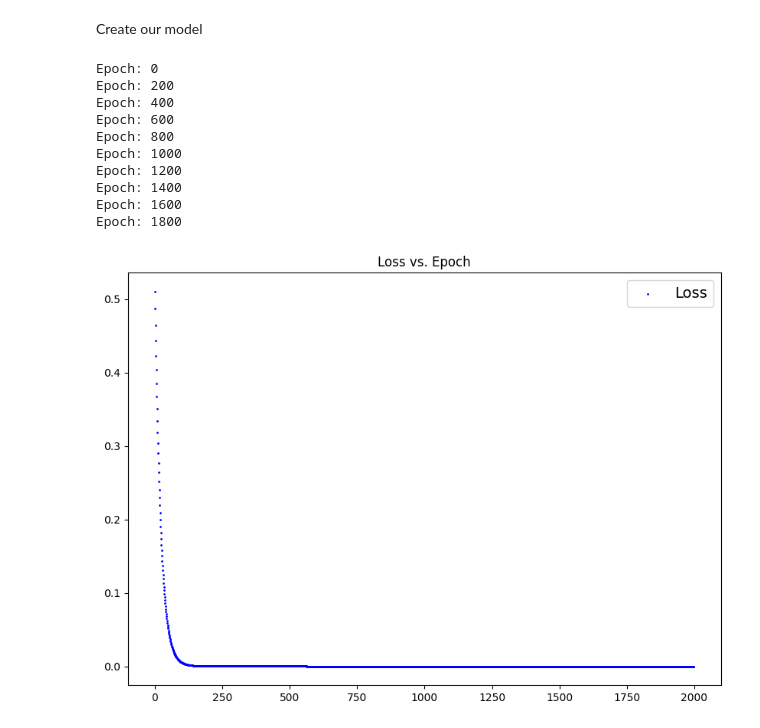
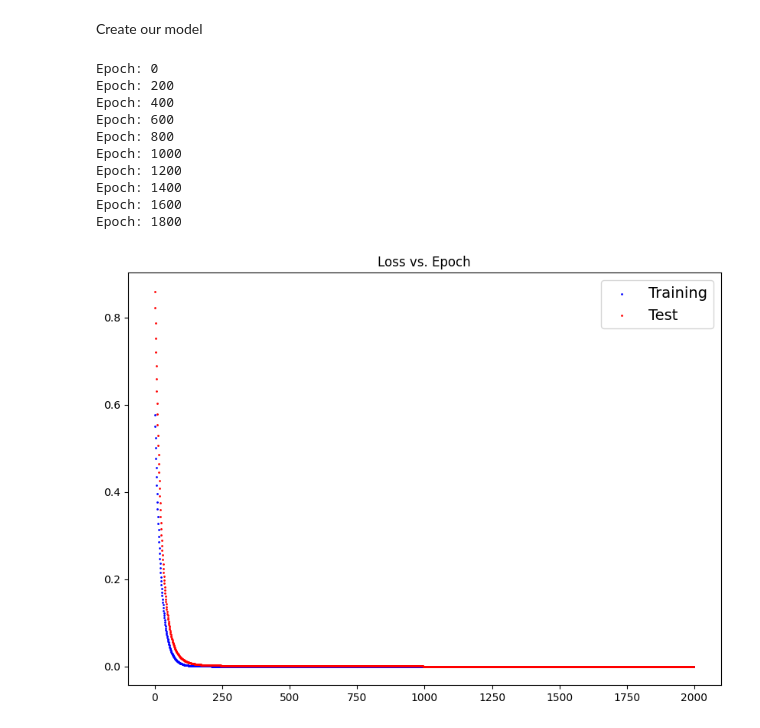
Before and after one commit to markiroberts/gogglecolab01, a Jupyter notebook: Untitled1.ipynb, the cells around one changed output. Cells and saved outputs as stored; diff of their text form; code cells hidden in the pictures.

```diff
--- a/Untitled1.ipynb
+++ b/Untitled1.ipynb
@@ -25,10 +25,11 @@ def plot_predictions(xtrain, ytrain, xtest, ytest, predictions=None):
   plt.pyplot.legend(prop={"size": 14})
   plt.pyplot.title(titletext)
 # %%
-def plot_loss(epochlist, losslist):
+def plot_loss(epochlist, train_losslist, test_losslist):
 
   plt.pyplot.figure(figsize=(10,7))
-  plt.pyplot.scatter(epochlist, losslist,  c="b", s=4,   marker=".", label="Loss")
+  plt.pyplot.scatter(epochlist, train_losslist,  c="b", s=4,   marker=".", label="Training")
+  plt.pyplot.scatter(epochlist, test_losslist,   c="r", s=4,   marker=".", label="Test")
   titletext = f"Loss vs. Epoch"
 
   plt.pyplot.legend(prop={"size": 14})
@@ -87,37 +88,46 @@ model_0 = linearRegression(inputDim,outputDim)
 model_0
 
 loss_list = []
+test_loss_list = []
 epoch_list = []
 
 criterion = torch.nn.MSELoss()
 optimizer = torch.optim.SGD(model_0.parameters(), lr=learningRate)
 
 for epoch in range(epochs):
   if (epoch % int(epochs/10) == 0):
     print (f"Epoch: {epoch}")
   optimizer.zero_grad()
 # get output from the model, given the inputs
   outputs = model_0(X_train)
 
 # get loss for the predicted output
   loss = criterion(outputs, y_train)
 # get gradients w.r.t to parameters
   loss.backward()
 # update parameters
   optimizer.step()
+
+# test model
+  with torch.no_grad():
+    outputs_test = model_0(X_test)
+    # get loss for the predicted output
+    loss_test = criterion(outputs_test, y_test)
+
   epoch_list.append(epoch)
   loss_list.append(loss.item())
+  test_loss_list.append(loss_test.item())
 
-plot_loss(epoch_list, loss_list)
+plot_loss(epoch_list, loss_list, test_loss_list)
 # %% [output]
 Epoch: 0
 Epoch: 200
 Epoch: 400
 Epoch: 600
 Epoch: 800
 Epoch: 1000
 Epoch: 1200
 Epoch: 1400
 Epoch: 1600
 Epoch: 1800
-[figure, old version]
+[figure, new version]
```
Also changed, not shown: parts of 1 cell of this notebook.
